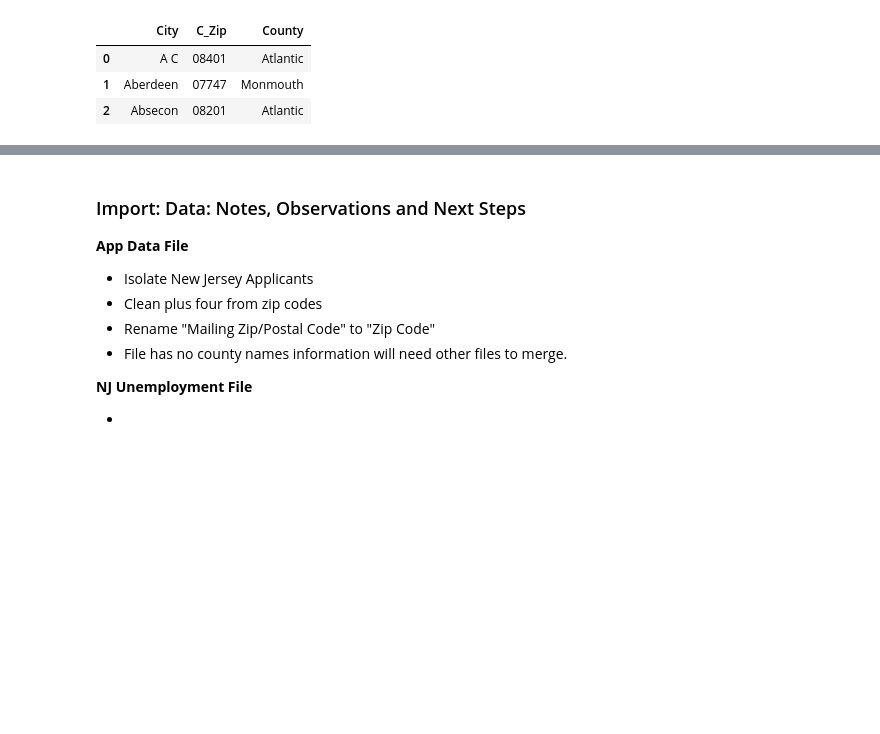
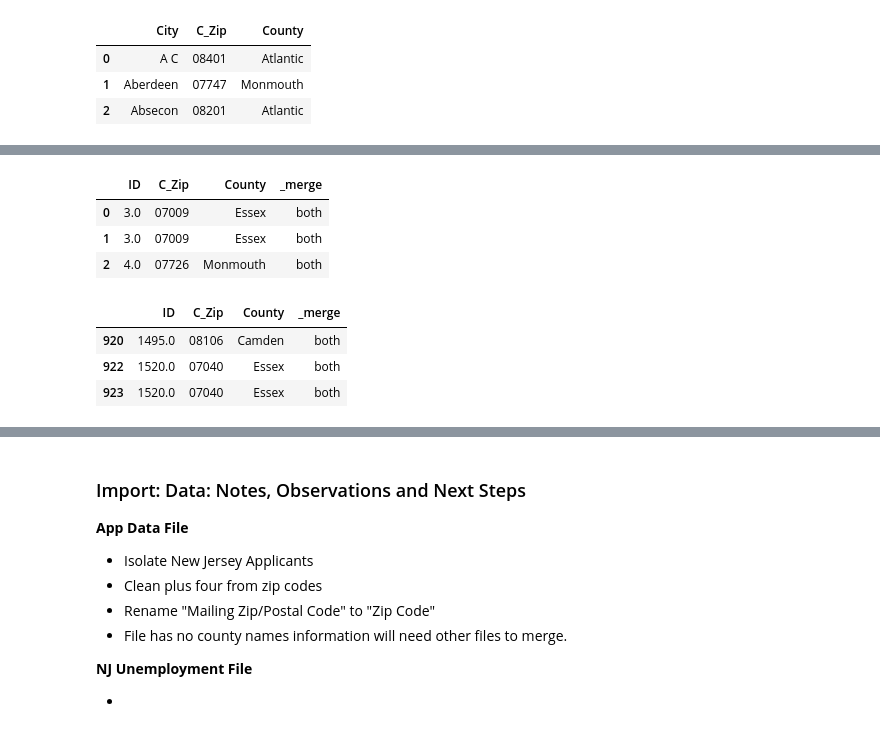
Before and after one commit to theaok/vis-sp23-ewattudo, a Jupyter notebook: ps2_pynb.ipynb, the cells around one changed output, grey strips where cells are left out. Saved outputs shown, nothing was run; the diff lists cells and outputs as text; code cells hidden in the pictures; blank space fills up the shorter version.

```diff
--- a/ps2_pynb.ipynb
+++ b/ps2_pynb.ipynb
@@ -506,0 +587,13 @@ njzips["City"]= njzips["City"].str.title()
+# %%
+njappzipmerge = njappzip.query("_merge=='both'")
+njappzipmerge.head(3)
+njappzipmerge.tail(3)
+# %% [output]
+|  | ID | C_Zip | County | _merge |
+| 0 | 3.0 | 07009 | Essex | both |
+| 1 | 3.0 | 07009 | Essex | both |
+| 2 | 4.0 | 07726 | Monmouth | both |
+|  | ID | C_Zip | County | _merge |
+| 920 | 1495.0 | 08106 | Camden | both |
+| 922 | 1520.0 | 07040 | Essex | both |
+| 923 | 1520.0 | 07040 | Essex | both |
```
Also changed, not shown: parts of 9 cells of this notebook.
